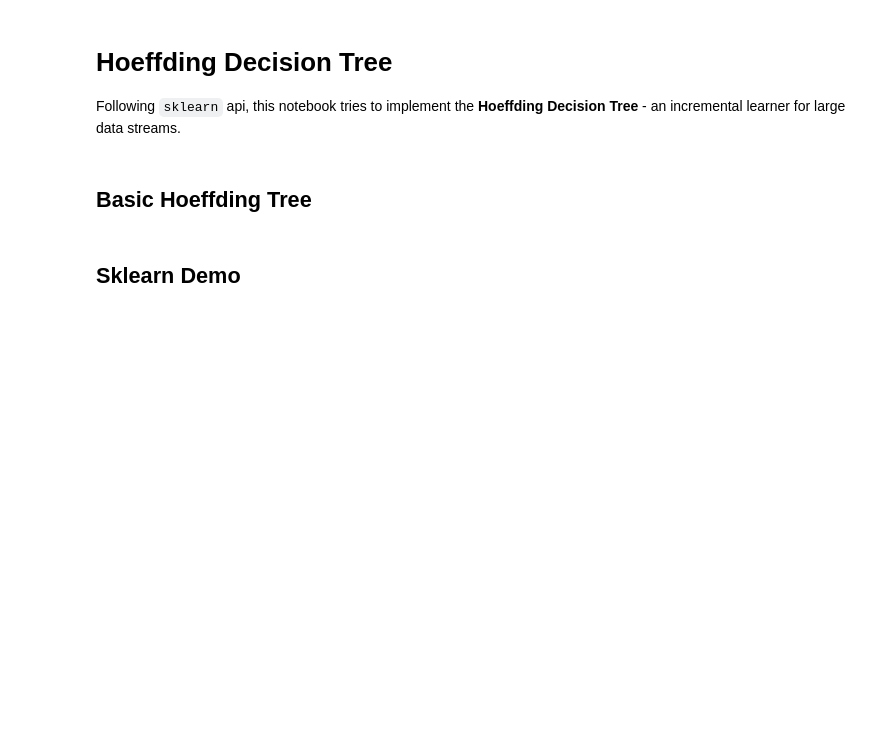
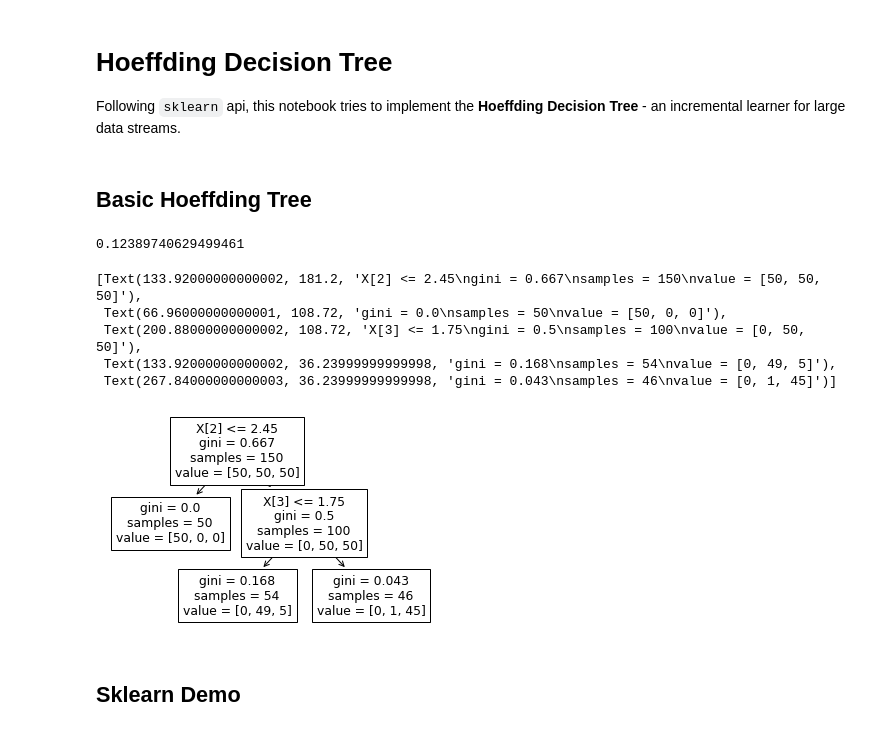
Before and after one commit to neurodata/SDTF, a Jupyter notebook: demo.ipynb, the cells around one changed output. Drawn from its saved outputs; the diff is of its cells as text; code cells hidden in the pictures; blank space fills up the shorter version.

```diff
--- a/demo.ipynb
+++ b/demo.ipynb
@@ -9,2 +12,19 @@ from hoeffding_basic import hoeffding_tree
+# %%
+from hoeffding_basic import hoeffding_batch
+
+hb = hoeffding_batch(X,y,0.99)
+# %% [output]
+0.12389740629499461
+# %%
+from sklearn.tree import plot_tree
+
+plot_tree(hb)
+# %% [output]
+[Text(133.92000000000002, 181.2, 'X[2] <= 2.45\ngini = 0.667\nsamples = 150\nvalue = [50, 50, 50]'),
+ Text(66.96000000000001, 108.72, 'gini = 0.0\nsamples = 50\nvalue = [50, 0, 0]'),
+ Text(200.88000000000002, 108.72, 'X[3] <= 1.75\ngini = 0.5\nsamples = 100\nvalue = [0, 50, 50]'),
+ Text(133.92000000000002, 36.23999999999998, 'gini = 0.168\nsamples = 54\nvalue = [0, 49, 5]'),
+ Text(267.84000000000003, 36.23999999999998, 'gini = 0.043\nsamples = 46\nvalue = [0, 1, 45]')]
+[figure, added]
 # %% [markdown]
 ## Sklearn Demo
```
Also changed, not shown: parts of 3 cells of this notebook, 2 other files.
